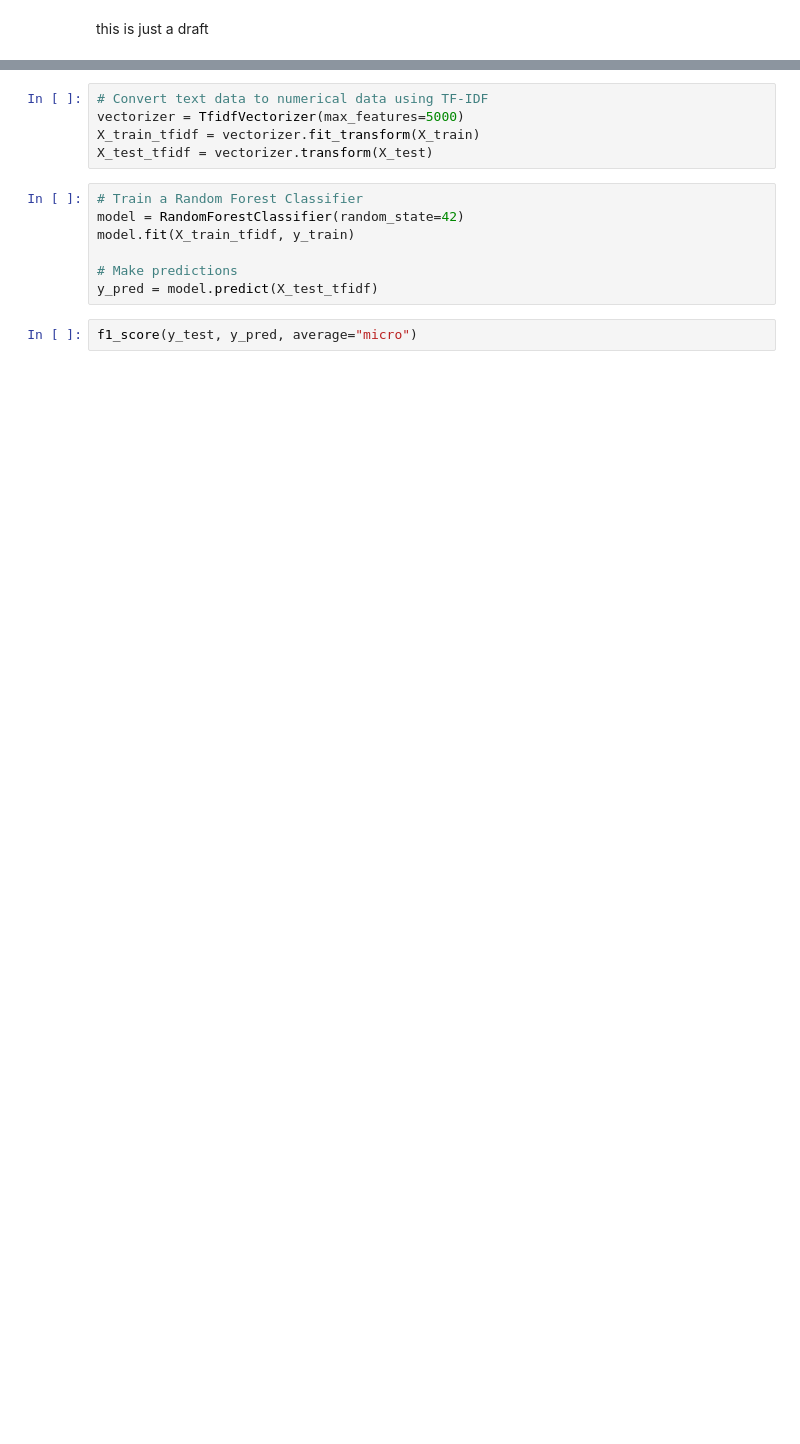
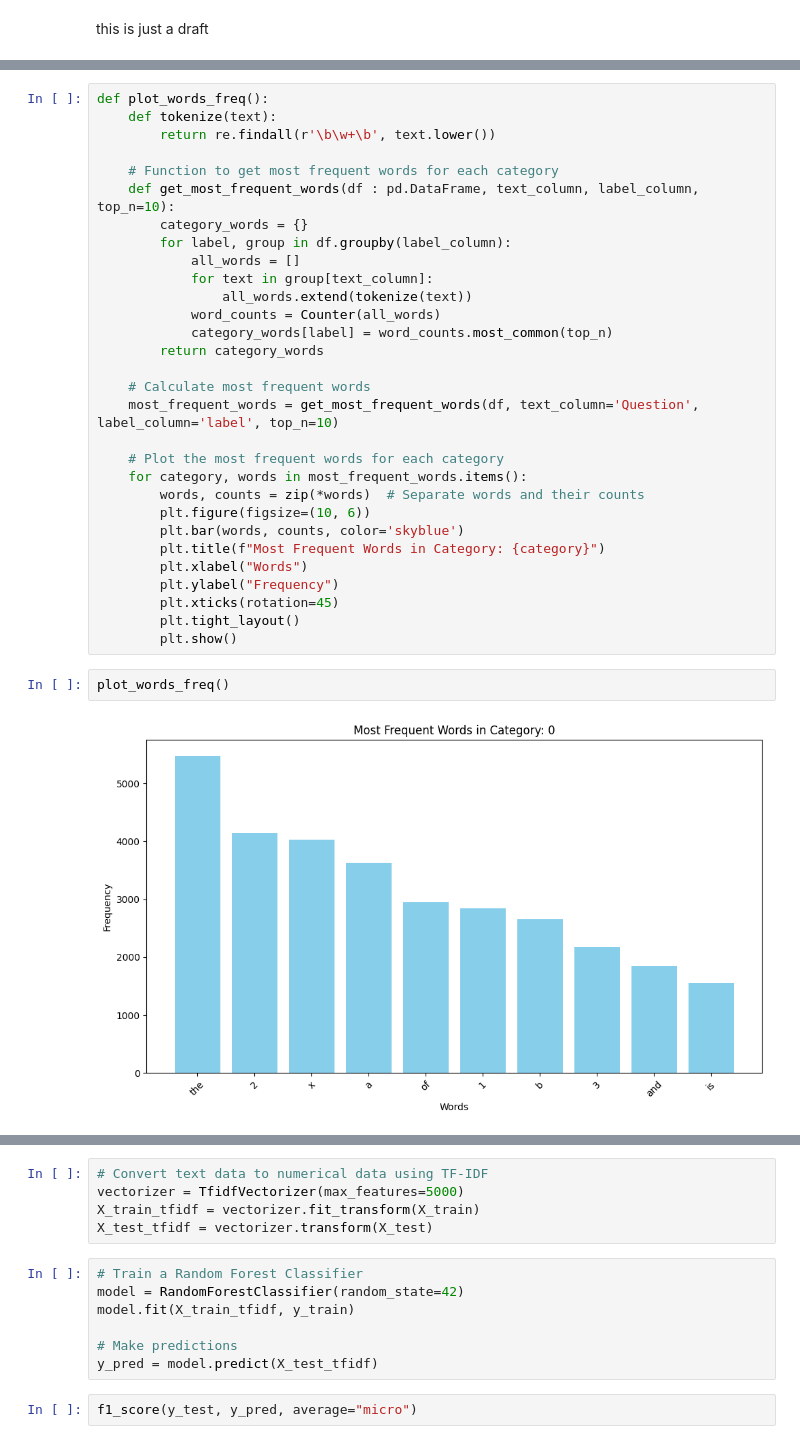
Before and after one commit to abdsaber000/Math-Problems-Topic-Classification, a Jupyter notebook: main.ipynb, the cells around one changed output, grey strips where cells are left out. Saved outputs shown, nothing was run; the diff lists cells and outputs as text; blank space fills up the shorter version.

```diff
--- a/main.ipynb
+++ b/main.ipynb
@@ -22,0 +19,34 @@ df.describe()
+# %%
+def plot_words_freq():
+    def tokenize(text):
+        return re.findall(r'\b\w+\b', text.lower())
+
+    # Function to get most frequent words for each category
+    def get_most_frequent_words(df : pd.DataFrame, text_column, label_column, top_n=10):
+        category_words = {}
+        for label, group in df.groupby(label_column):
+            all_words = []
+            for text in group[text_column]:
+                all_words.extend(tokenize(text))
+            word_counts = Counter(all_words)
+            category_words[label] = word_counts.most_common(top_n)
+        return category_words
+
+    # Calculate most frequent words
+    most_frequent_words = get_most_frequent_words(df, text_column='Question', label_column='label', top_n=10)
+
+    # Plot the most frequent words for each category
+    for category, words in most_frequent_words.items():
+        words, counts = zip(*words)  # Separate words and their counts
+        plt.figure(figsize=(10, 6))
+        plt.bar(words, counts, color='skyblue')
+        plt.title(f"Most Frequent Words in Category: {category}")
+        plt.xlabel("Words")
+        plt.ylabel("Frequency")
+        plt.xticks(rotation=45)
+        plt.tight_layout()
+        plt.show()
+# %%
+plot_words_freq()
+# %% [output]
+[figure, added]
```
Also changed, not shown: parts of 8 cells of this notebook, 2 other files.
